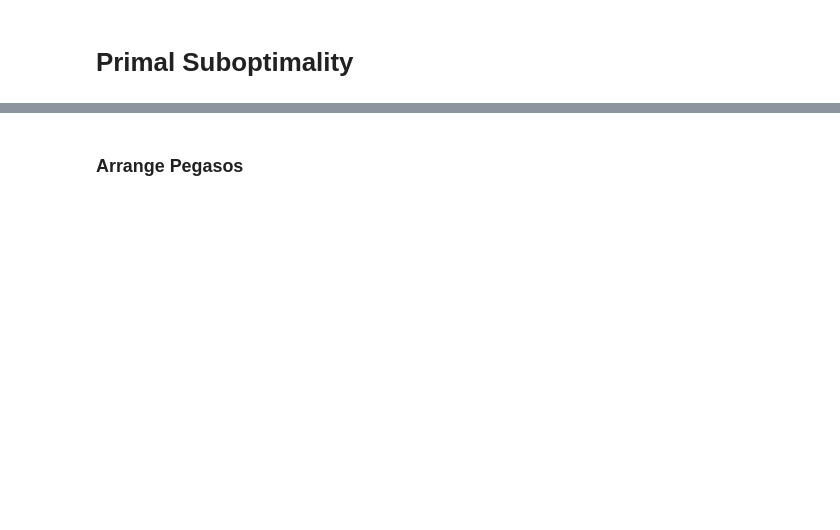
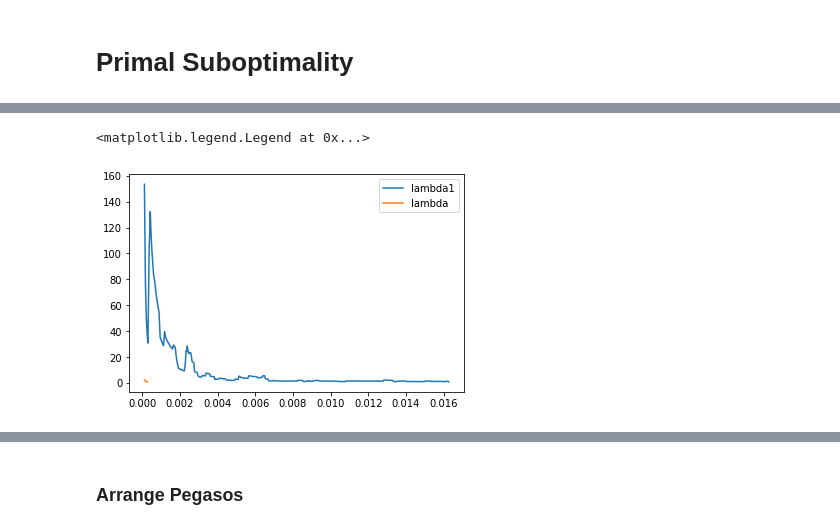
Before and after one commit to gauthier-schweitzer/soadml, a Jupyter notebook: pegasos.ipynb, the cells around one changed output, grey strips where cells are left out. Drawn from its saved outputs; the diff is of its cells as text; code cells hidden in the pictures; blank space fills up the shorter version.

```diff
--- a/pegasos.ipynb
+++ b/pegasos.ipynb
@@ -145,0 +245,2 @@ len(rtime.cumsum())
+# %%
+out2 = pegasos_splitted(X,Y, lamb= 0)
@@ -145,0 +271,7 @@ len(rtime.cumsum())
+# %%
+plt.plot(np.cumsum(out2.rtime),out2.primal_test,label= 'lambda1')
+plt.plot(np.cumsum(out1.rtime),out1.primal_test, label= 'lambda')
+plt.legend(loc='best')
+# %% [output]
+<matplotlib.legend.Legend at 0x...>
+[figure, added]
```
Also changed, not shown: parts of 38 cells of this notebook.
